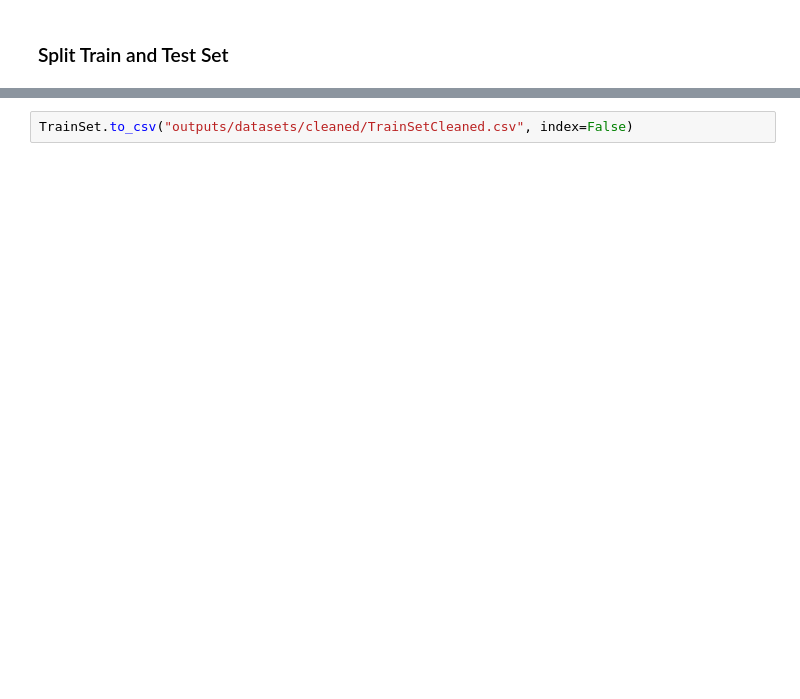
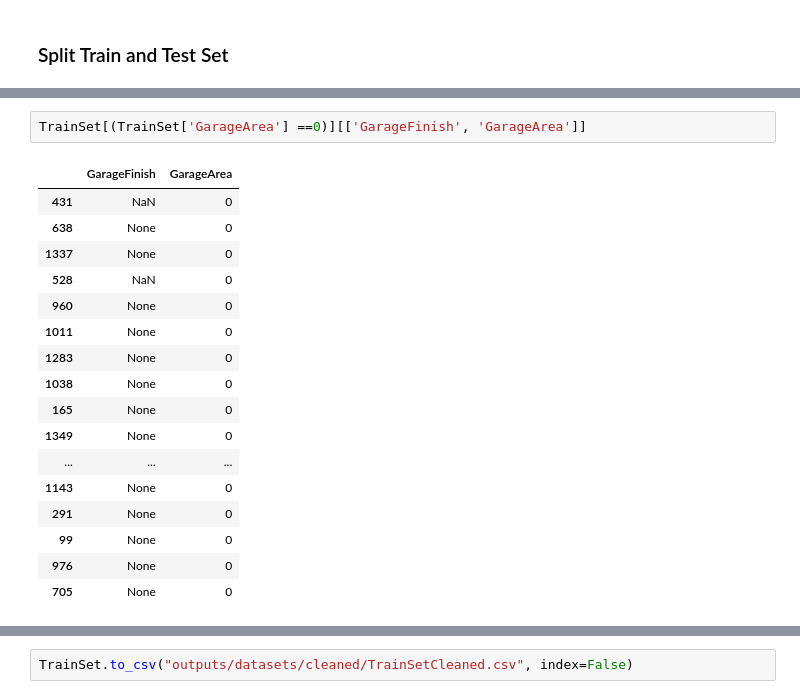
Before and after one commit to LewisClements21/house-pricing, a Jupyter notebook: jupyter_notebooks/02 - DataCleaning.ipynb, the cells around one changed output, grey strips where cells are left out. Drawn from its saved outputs; the diff is of its cells as text; blank space fills up the shorter version.

```diff
--- a/jupyter_notebooks/02 - DataCleaning.ipynb
+++ b/jupyter_notebooks/02 - DataCleaning.ipynb
@@ -247,0 +416,20 @@ TrainSet, TestSet = imputer.transform(TrainSet) , imputer.transform(TestSet)
+# %%
+TrainSet[(TrainSet['GarageArea'] ==0)][['GarageFinish', 'GarageArea']]
+# %% [output]
+|  | GarageFinish | GarageArea |
+| 431 | NaN | 0 |
+| 638 | None | 0 |
+| 1337 | None | 0 |
+| 528 | NaN | 0 |
+| 960 | None | 0 |
+| 1011 | None | 0 |
+| 1283 | None | 0 |
+| 1038 | None | 0 |
+| 165 | None | 0 |
+| 1349 | None | 0 |
+| ... | ... | ... |
+| 1143 | None | 0 |
+| 291 | None | 0 |
+| 99 | None | 0 |
+| 976 | None | 0 |
+| 705 | None | 0 |
```
Also changed, not shown: parts of 65 cells of this notebook, 4 other files.
